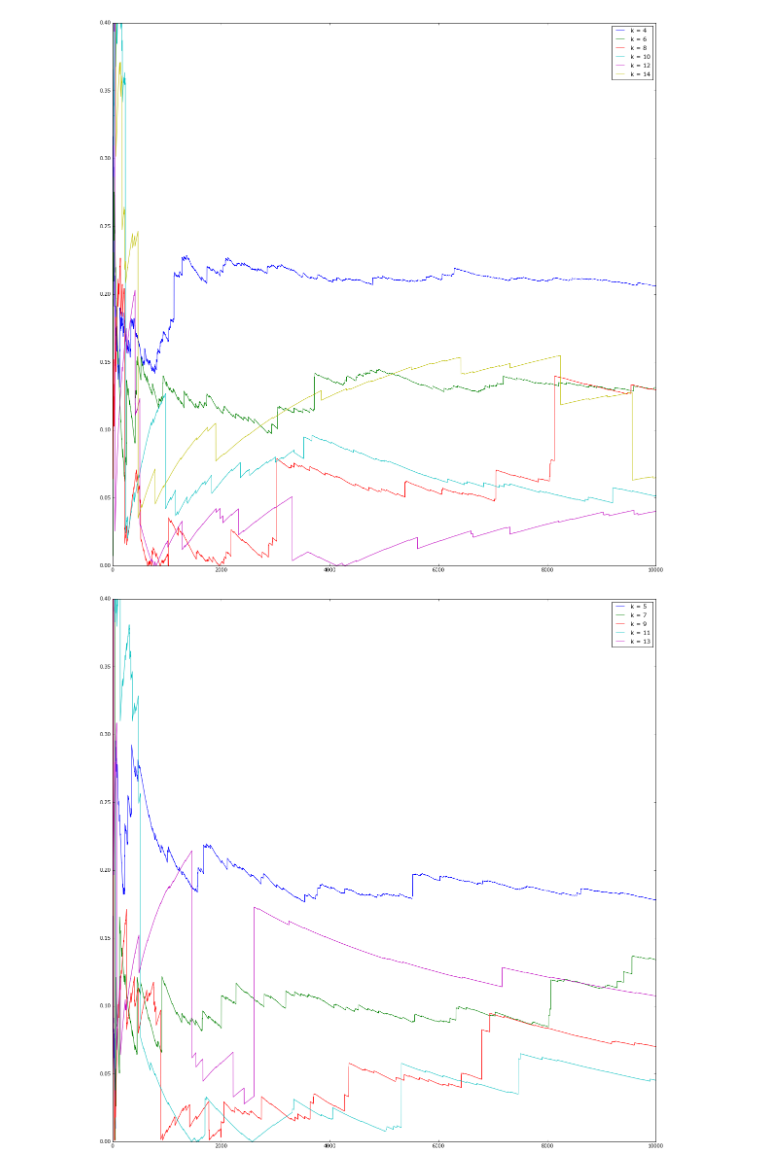
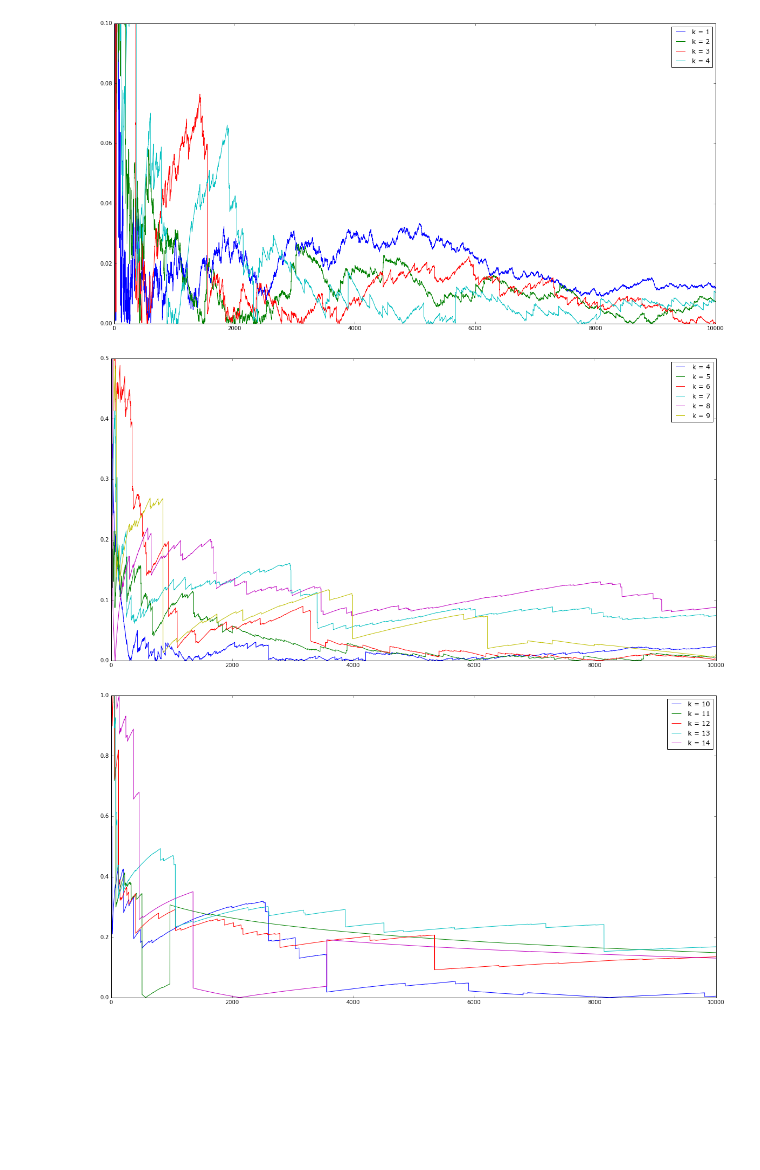
Before and after one commit to max-dankow/MIPT-Math-Statistics, a Jupyter notebook: Dankovtsev_497_1.2.ipynb, the cells around one changed output. Drawn from its saved outputs; the diff is of its cells as text; code cells hidden in the pictures; blank space fills up the shorter version.

Commit message:
Improve 1.2 figures + pdf

```diff
--- a/Dankovtsev_497_1.2.ipynb
+++ b/Dankovtsev_497_1.2.ipynb
@@ -16,34 +16,43 @@ def showEstimation(k) :
     grid = np.array([])
 
     # Генерируем выборку из экспоненциального распределения с параметром 1.
-    sample = expon.rvs(loc=1, size=maxSize)
+    sample = expon.rvs(scale=1., size=maxSize)
 
     factorial = math.factorial(k)
     # Для каждого n <= N считаем значение всех оценок на выборке x[0]..x[n]
     for sampleSize in range(1, maxSize, 1):
         # Считаем оценку.
         mometK = list(map(lambda x : x**k, sample[:sampleSize]))
-        value = (factorial / np.mean(mometK)) ** (1/k)
+        value = (factorial / np.mean(mometK)) ** (1./k)
         grid = np.append(grid, sampleSize)
         estimation = np.append(estimation, abs(value - 1))
 
     # Строим график зависимости оценки от n.
     plt.plot(grid, estimation, label="k = " + str(k))
+# %%
+plt.figure(figsize=(20, 10))
+for k in range(1, 5, 1) :
+    showEstimation(k)
+plt.ylim(0, 0.1)
+plt.legend()
+plt.show()
+# %% [output]
+[figure, added]
 # %%
-plt.figure(figsize=(20, 20))
-for k in range(4, 15, 2) :
+plt.figure(figsize=(20, 10))
+for k in range(4, 10, 1) :
     showEstimation(k)
-plt.ylim(0, 0.4)
+plt.ylim(0, 0.5)
 plt.legend()
 plt.show()
 # %% [output]
-[figure, old version]
+[figure, new version]
 # %%
-plt.figure(figsize=(20, 20))
-for k in range(5, 15, 2) :
+plt.figure(figsize=(20, 10))
+for k in range(10, 15, 1) :
     showEstimation(k)
-plt.ylim(0, 0.4)
+plt.ylim(0, 1)
 plt.legend()
 plt.show()
 # %% [output]
-[figure, old version]
+[figure, new version]
```
Also changed, not shown: 1 other file.
